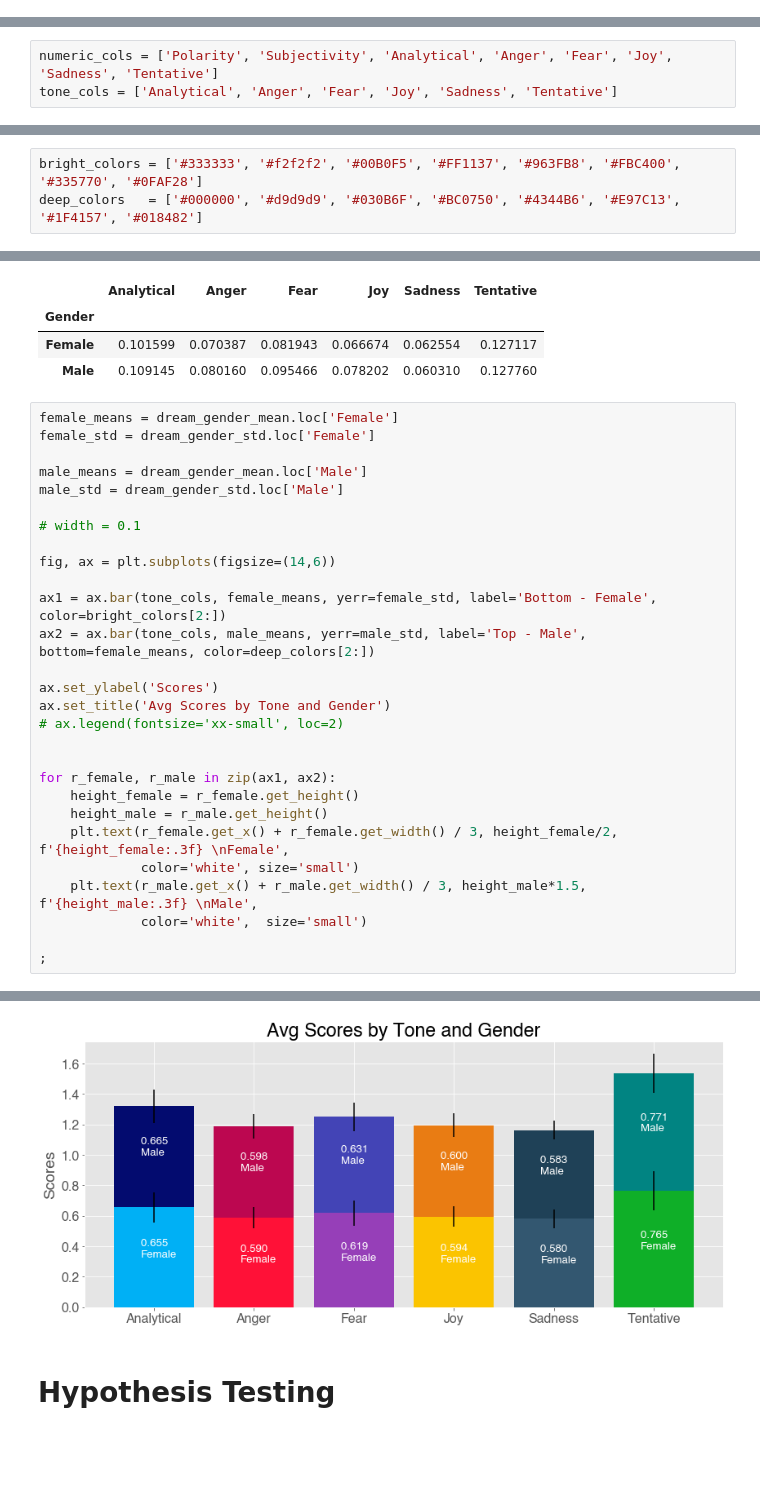
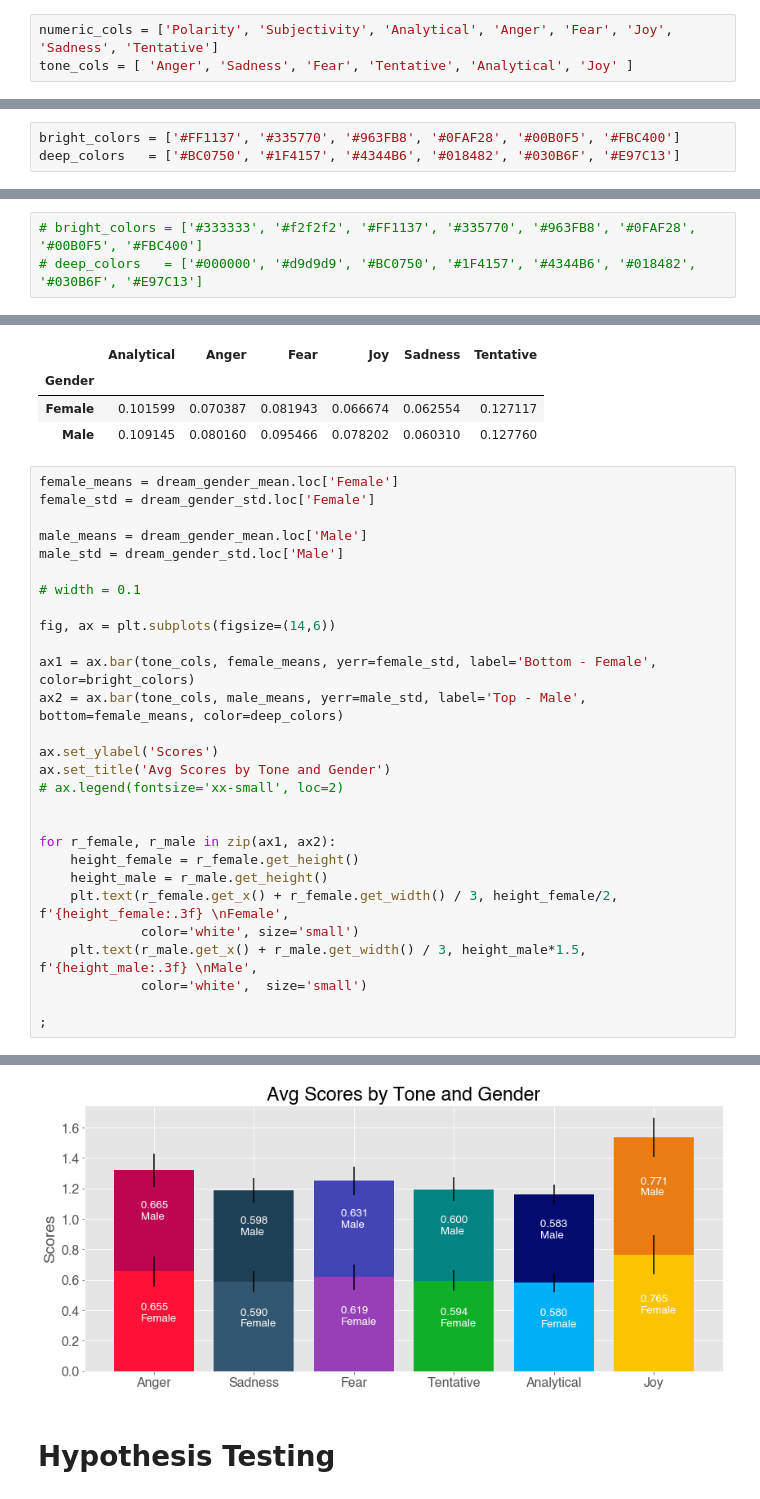
Before and after one commit to MekdiYilma/dreams, a Jupyter notebook: EDA/tone_analysis_on_SDDb.ipynb, the cells around one changed output, grey strips where cells are left out. Saved outputs shown, nothing was run; the diff lists cells and outputs as text; blank space fills up the shorter version.

```diff
--- a/EDA/tone_analysis_on_SDDb.ipynb
+++ b/EDA/tone_analysis_on_SDDb.ipynb
@@ -306,2 +279,5 @@ memory usage: 3.0+ MB
 # %% [markdown]
 # Descriptive Stat
+# %%
+numeric_cols = ['Polarity', 'Subjectivity', 'Analytical', 'Anger', 'Fear', 'Joy', 'Sadness', 'Tentative']
+tone_cols = [ 'Anger', 'Sadness', 'Fear', 'Tentative', 'Analytical', 'Joy' ]
@@ -352,3 +320,0 @@ dream_demographics_df
-# %%
-numeric_cols = ['Polarity', 'Subjectivity', 'Analytical', 'Anger', 'Fear', 'Joy', 'Sadness', 'Tentative']
-tone_cols = ['Analytical', 'Anger', 'Fear', 'Joy', 'Sadness', 'Tentative']
@@ -354,0 +323,3 @@ tone_cols = ['Analytical', 'Anger', 'Fear', 'Joy', 'Sadness', 'Tentative']
+# %%
+bright_colors = ['#FF1137', '#335770', '#963FB8', '#0FAF28', '#00B0F5', '#FBC400']
+deep_colors   = ['#BC0750', '#1F4157', '#4344B6', '#018482', '#030B6F', '#E97C13']
@@ -355,6 +411,6 @@ tone_cols = ['Analytical', 'Anger', 'Fear', 'Joy', 'Sadness', 'Tentative']
 # %%
-bright_colors = ['#333333', '#f2f2f2', '#00B0F5', '#FF1137', '#963FB8', '#FBC400', '#335770', '#0FAF28']
-deep_colors   = ['#000000', '#d9d9d9', '#030B6F', '#BC0750', '#4344B6', '#E97C13', '#1F4157', '#018482']
+# bright_colors = ['#333333', '#f2f2f2', '#FF1137', '#335770', '#963FB8', '#0FAF28', '#00B0F5', '#FBC400']
+# deep_colors   = ['#000000', '#d9d9d9', '#BC0750', '#1F4157', '#4344B6', '#018482', '#030B6F', '#E97C13']
 # %%
 dream_gender_mean = dream_df.groupby('Gender').agg('mean')[tone_cols]
 dream_gender_std = dream_df.groupby('Gender').agg('std')[tone_cols]
@@ -375,34 +431,34 @@ dream_gender_std
 # %%
 female_means = dream_gender_mean.loc['Female']
 female_std = dream_gender_std.loc['Female']
 
 male_means = dream_gender_mean.loc['Male']
 male_std = dream_gender_std.loc['Male']
 
 # width = 0.1
 
 fig, ax = plt.subplots(figsize=(14,6))
 
-ax1 = ax.bar(tone_cols, female_means, yerr=female_std, label='Bottom - Female', color=bright_colors[2:])
-ax2 = ax.bar(tone_cols, male_means, yerr=male_std, label='Top - Male', bottom=female_means, color=deep_colors[2:])
+ax1 = ax.bar(tone_cols, female_means, yerr=female_std, label='Bottom - Female', color=bright_colors)
+ax2 = ax.bar(tone_cols, male_means, yerr=male_std, label='Top - Male', bottom=female_means, color=deep_colors)
 
 ax.set_ylabel('Scores')
 ax.set_title('Avg Scores by Tone and Gender')
 # ax.legend(fontsize='xx-small', loc=2)
 
 
 for r_female, r_male in zip(ax1, ax2):
     height_female = r_female.get_height()
     height_male = r_male.get_height()
     plt.text(r_female.get_x() + r_female.get_width() / 3, height_female/2, f'{height_female:.3f} \nFemale',
              color='white', size='small')
     plt.text(r_male.get_x() + r_male.get_width() / 3, height_male*1.5, f'{height_male:.3f} \nMale',
              color='white',  size='small')
 
 ;
 # %% [output]
 ''
-[figure, old version]
+[figure, new version]
 # %% [markdown]
 # Hypothesis Testing
 # %%
```
Also changed, not shown: parts of 21 cells of this notebook.
